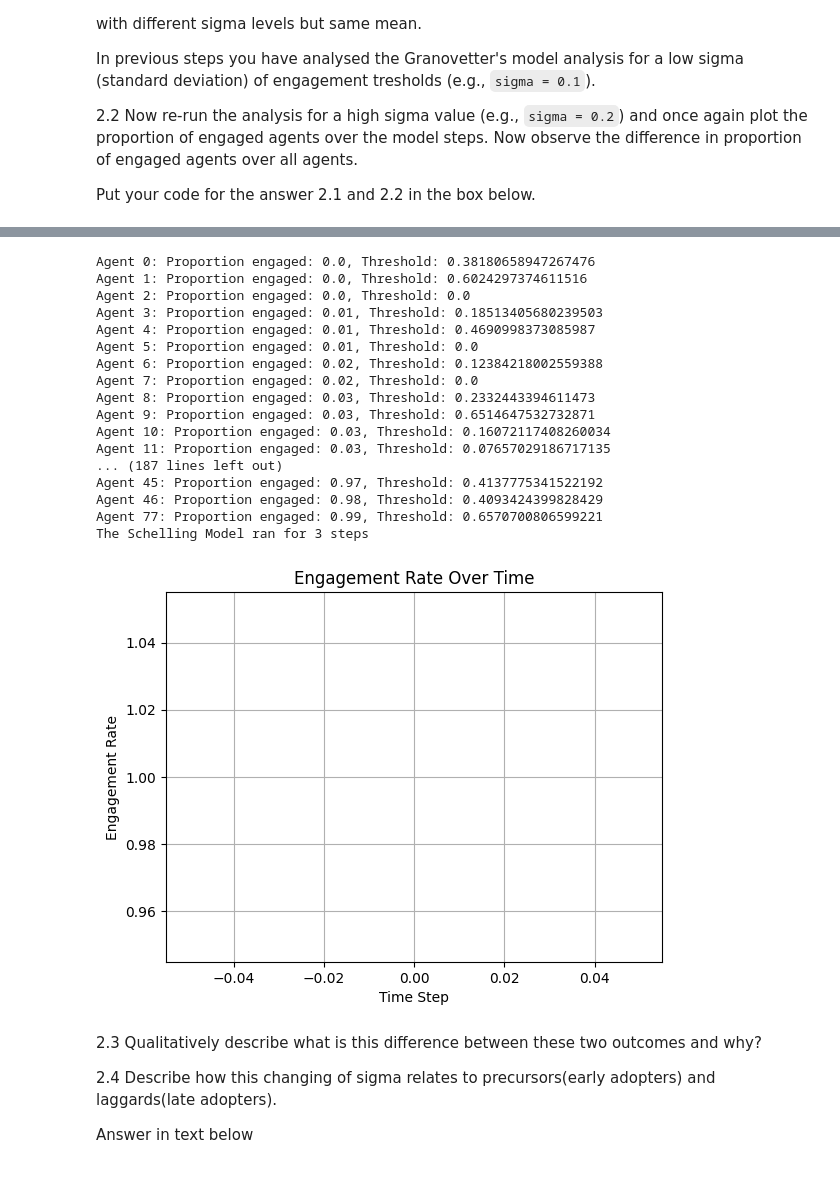
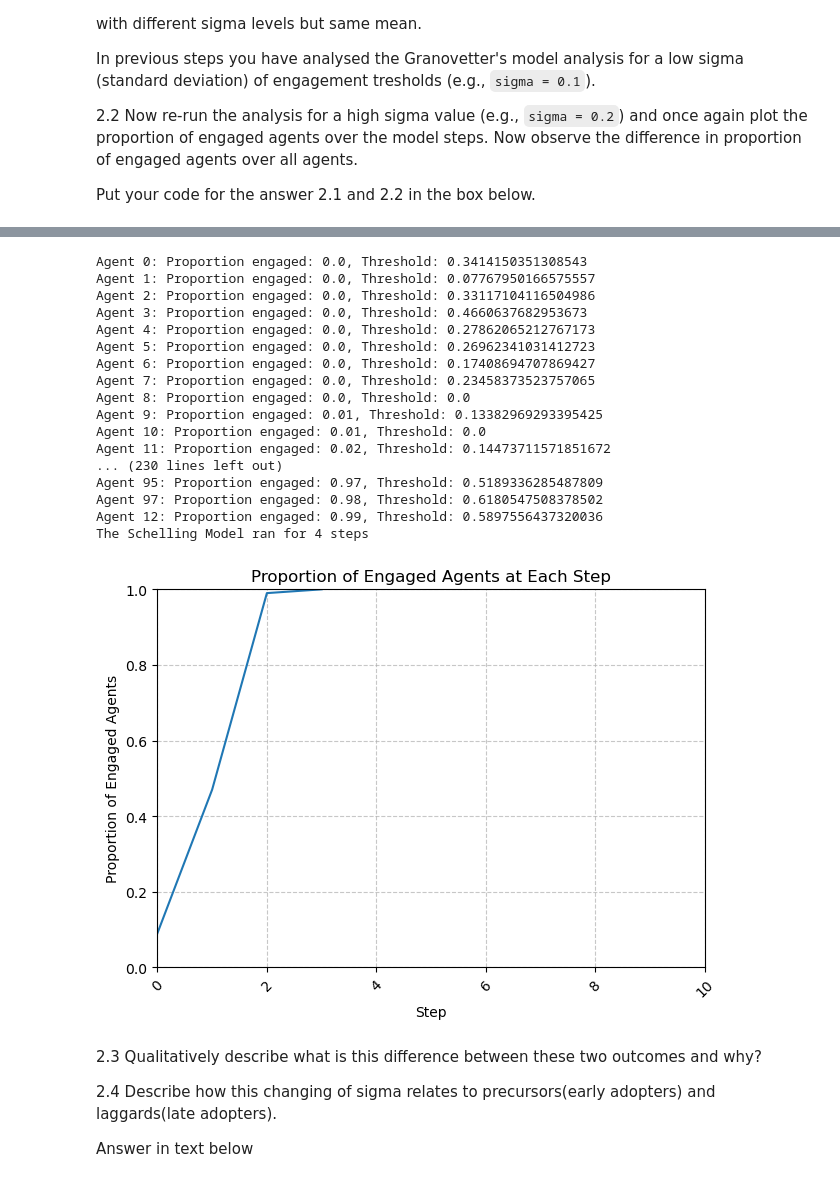
Before and after one commit to karinlie/CMSS, a Jupyter notebook: granovetter-example-handout-model_working.ipynb, the cells around one changed output, grey strips where cells are left out. Saved outputs shown, nothing was run; the diff lists cells and outputs as text; code cells hidden in the pictures.

Commit message:
question2 and tried 3, but hard

```diff
--- a/granovetter-example-handout-model_working.ipynb
+++ b/granovetter-example-handout-model_working.ipynb
@@ -209,6 +209,8 @@ class GranovetterModelBasic(Model):
             N: how many agents the model contains
             mu: central tendency of the tresholds distribution
             sigma: standard deviations of the tresholds distribution
+
+
         '''
 
         super().__init__()
@@ -230,7 +232,8 @@ class GranovetterModelBasic(Model):
             agent = GranovetterAgentBasic(uniqueId, engagement_threshold, self)
             self.schedule.add(agent)
 
-
+    def __str__(self):
+        return f'MyClass object with data: {self.data}'
 
     def step(self):
         '''
@@ -677,40 +700,49 @@ ModuleNotFoundError: No module named 'scipy'
 # %%
 # Answer 2.2 [Your code here]
 model = GranovetterModelAnalysis(100, 0.25, 0.2) # < Add model parameters [Your code here] )
 
 while model.running and model.schedule.steps < 100:
     model.step()
+    model.datacollector.collect(model)
+
 
 print('The Schelling Model ran for {} steps'.format(model.schedule.steps))
-model.datacollector.collect(model)
 
 model_out = model.datacollector.get_model_vars_dataframe()
 model_out.head()
-plt.plot(model_out) #have to redefine this but hard when I dont know how it looks like
-plt.title('Engagement Rate Over Time')
-plt.xlabel('Time Step')
-plt.ylabel('Engagement Rate')
-plt.grid(True)
+sns.lineplot(model_out["engagement_ratio"])
+#plt.plot(engaged_agents_count.values, marker='o', linestyle='-')
+plt.xlabel("Step")
+plt.ylabel("Proportion of Engaged Agents")
+plt.title("Proportion of Engaged Agents at Each Step")
+plt.grid(True, linestyle='--', alpha=0.7)
+
+# Set limits for Y and X axes
+plt.ylim(0, 1)  # Y-axis limits from 0 to 100
+plt.xlim(0, 10)  # X-axis limits from 0 to 100
+
+plt.xticks(rotation=45)
+plt.tight_layout()
 plt.show()
 # %% [output]
-Agent 0: Proportion engaged: 0.0, Threshold: 0.38180658947267476
-Agent 1: Proportion engaged: 0.0, Threshold: 0.6024297374611516
-Agent 2: Proportion engaged: 0.0, Threshold: 0.0
-Agent 3: Proportion engaged: 0.01, Threshold: 0.18513405680239503
-Agent 4: Proportion engaged: 0.01, Threshold: 0.4690998373085987
-Agent 5: Proportion engaged: 0.01, Threshold: 0.0
-Agent 6: Proportion engaged: 0.02, Threshold: 0.12384218002559388
-Agent 7: Proportion engaged: 0.02, Threshold: 0.0
-Agent 8: Proportion engaged: 0.03, Threshold: 0.2332443394611473
-Agent 9: Proportion engaged: 0.03, Threshold: 0.6514647532732871
-Agent 10: Proportion engaged: 0.03, Threshold: 0.16072117408260034
-Agent 11: Proportion engaged: 0.03, Threshold: 0.07657029186717135
-... (187 lines left out)
-Agent 45: Proportion engaged: 0.97, Threshold: 0.4137775341522192
-Agent 46: Proportion engaged: 0.98, Threshold: 0.4093424399828429
-Agent 77: Proportion engaged: 0.99, Threshold: 0.6570700806599221
-The Schelling Model ran for 3 steps
+Agent 0: Proportion engaged: 0.0, Threshold: 0.3414150351308543
+Agent 1: Proportion engaged: 0.0, Threshold: 0.07767950166575557
+Agent 2: Proportion engaged: 0.0, Threshold: 0.33117104116504986
+Agent 3: Proportion engaged: 0.0, Threshold: 0.4660637682953673
+Agent 4: Proportion engaged: 0.0, Threshold: 0.27862065212767173
+Agent 5: Proportion engaged: 0.0, Threshold: 0.26962341031412723
+Agent 6: Proportion engaged: 0.0, Threshold: 0.17408694707869427
+Agent 7: Proportion engaged: 0.0, Threshold: 0.23458373523757065
+Agent 8: Proportion engaged: 0.0, Threshold: 0.0
+Agent 9: Proportion engaged: 0.01, Threshold: 0.13382969293395425
+Agent 10: Proportion engaged: 0.01, Threshold: 0.0
+Agent 11: Proportion engaged: 0.02, Threshold: 0.14473711571851672
+... (230 lines left out)
+Agent 95: Proportion engaged: 0.97, Threshold: 0.5189336285487809
+Agent 97: Proportion engaged: 0.98, Threshold: 0.6180547508378502
+Agent 12: Proportion engaged: 0.99, Threshold: 0.5897556437320036
+The Schelling Model ran for 4 steps
-[figure, old version]
+[figure, new version]
 # %% [markdown]
 2.3 Qualitatively describe what is this difference between these two outcomes and why?
 
```
Also changed, not shown: parts of 12 cells of this notebook.
